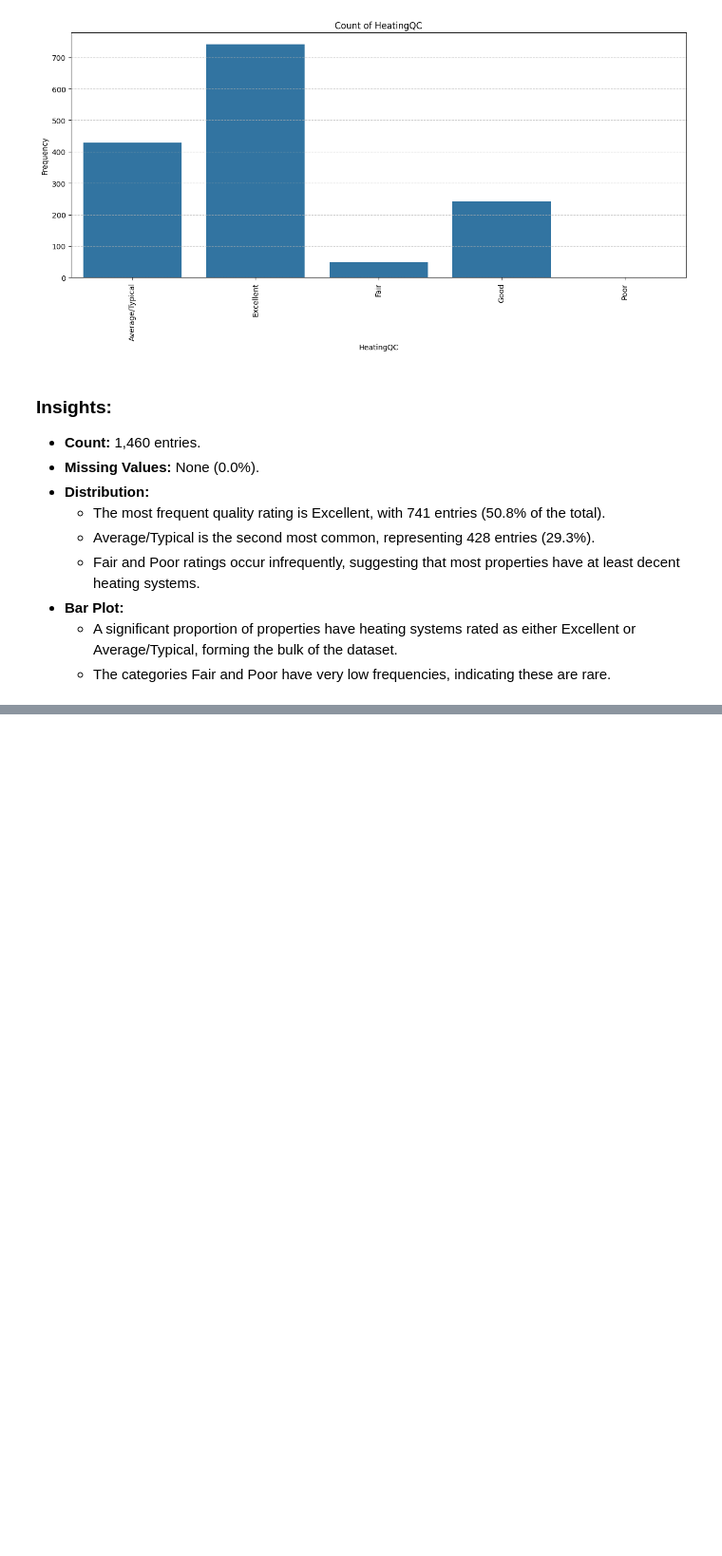
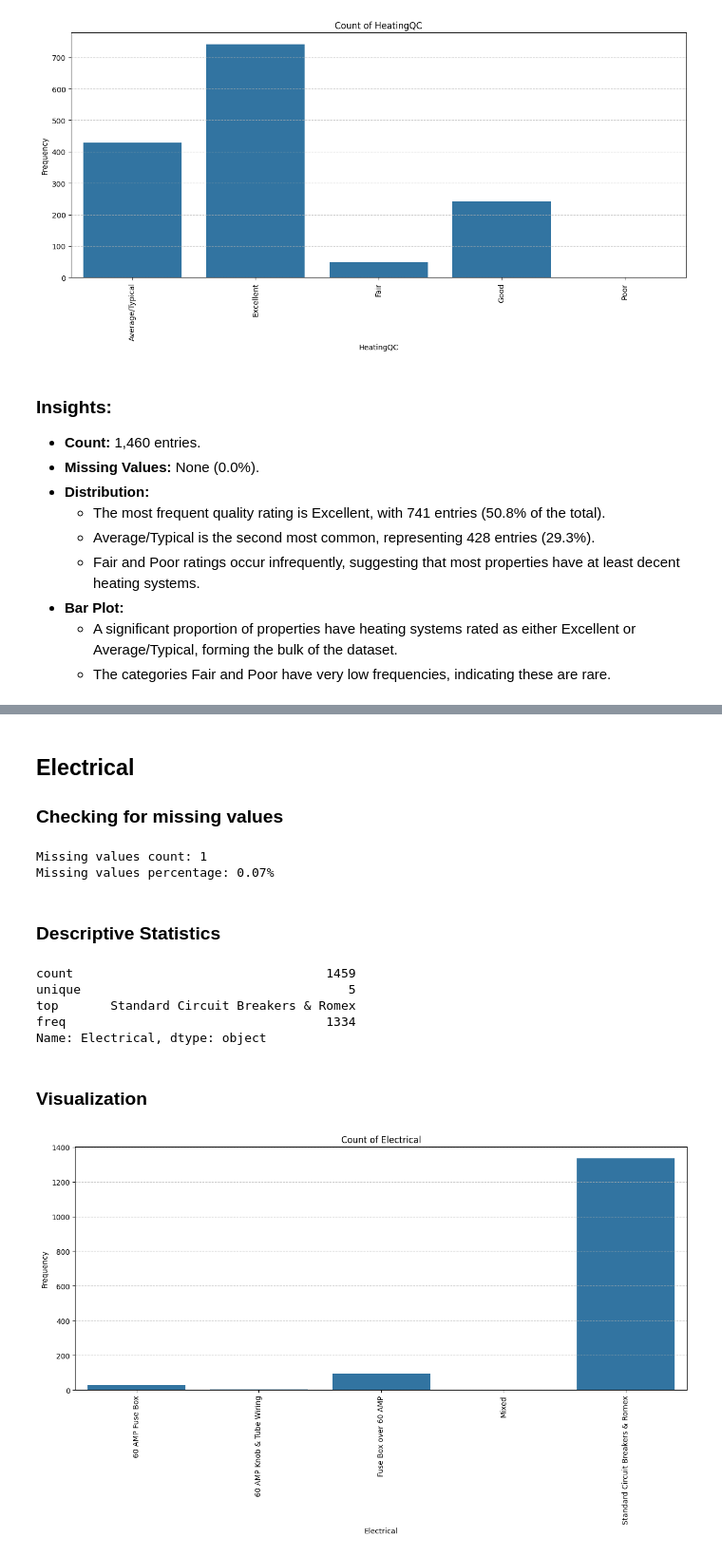
Before and after one commit to ktxdev/house-prices, a Jupyter notebook: notebooks/01_univariate_analysis_eda.ipynb, the cells around one changed output, grey strips where cells are left out. Shown at 95% size. Saved outputs shown, nothing was run; the diff lists cells and outputs as text; code cells hidden in the pictures; blank space fills up the shorter version.

```diff
--- a/notebooks/01_univariate_analysis_eda.ipynb
+++ b/notebooks/01_univariate_analysis_eda.ipynb
@@ -1500,0 +1536,24 @@ visualizer.plot('HeatingQC')
+# %% [markdown]
+## Electrical
+### Checking for missing values
+# %%
+check_and_print_missing_value_counts(data, 'Electrical')
+# %% [output]
+Missing values count: 1
+Missing values percentage: 0.07%
+# %% [markdown]
+### Descriptive Statistics
+# %%
+data['Electrical'].describe()
+# %% [output]
+count                                  1459
+unique                                    5
+top       Standard Circuit Breakers & Romex
+freq                                   1334
+Name: Electrical, dtype: object
+# %% [markdown]
+### Visualization
+# %%
+visualizer.plot('Electrical')
+# %% [output]
+[figure, added]
```
Also changed, not shown: parts of 30 cells of this notebook.
